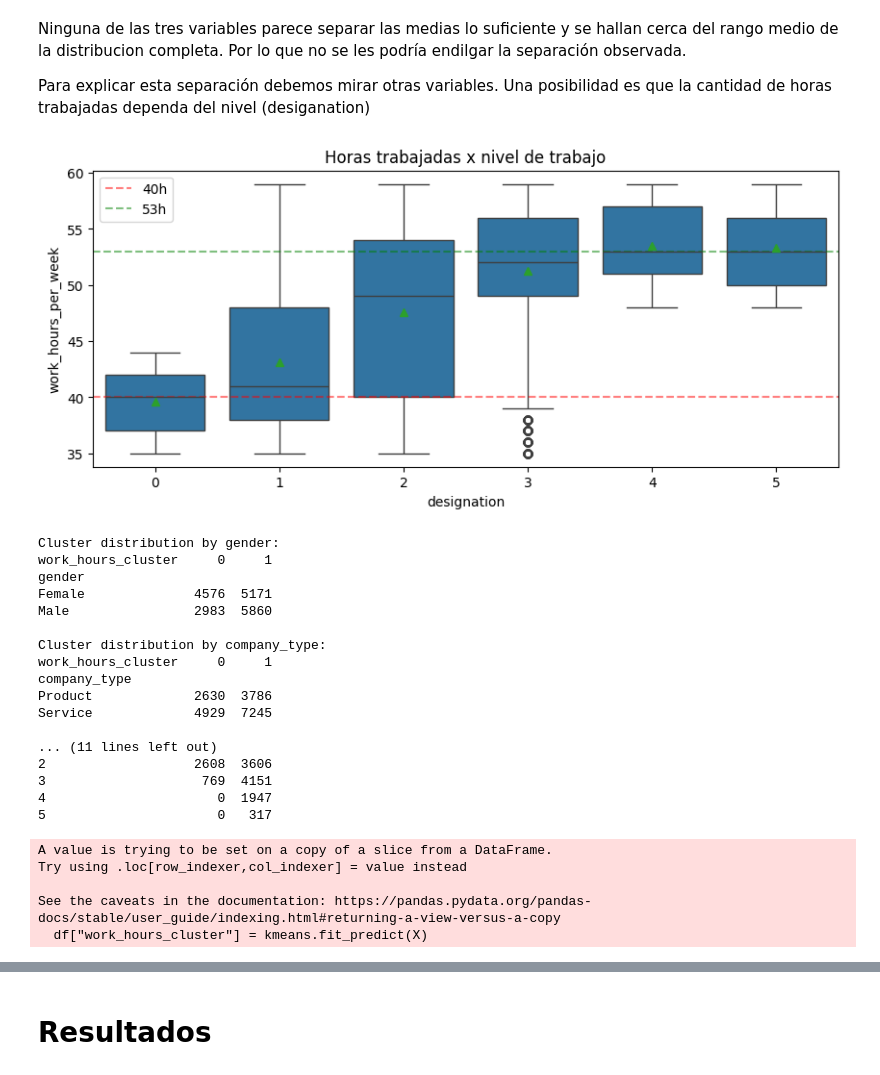
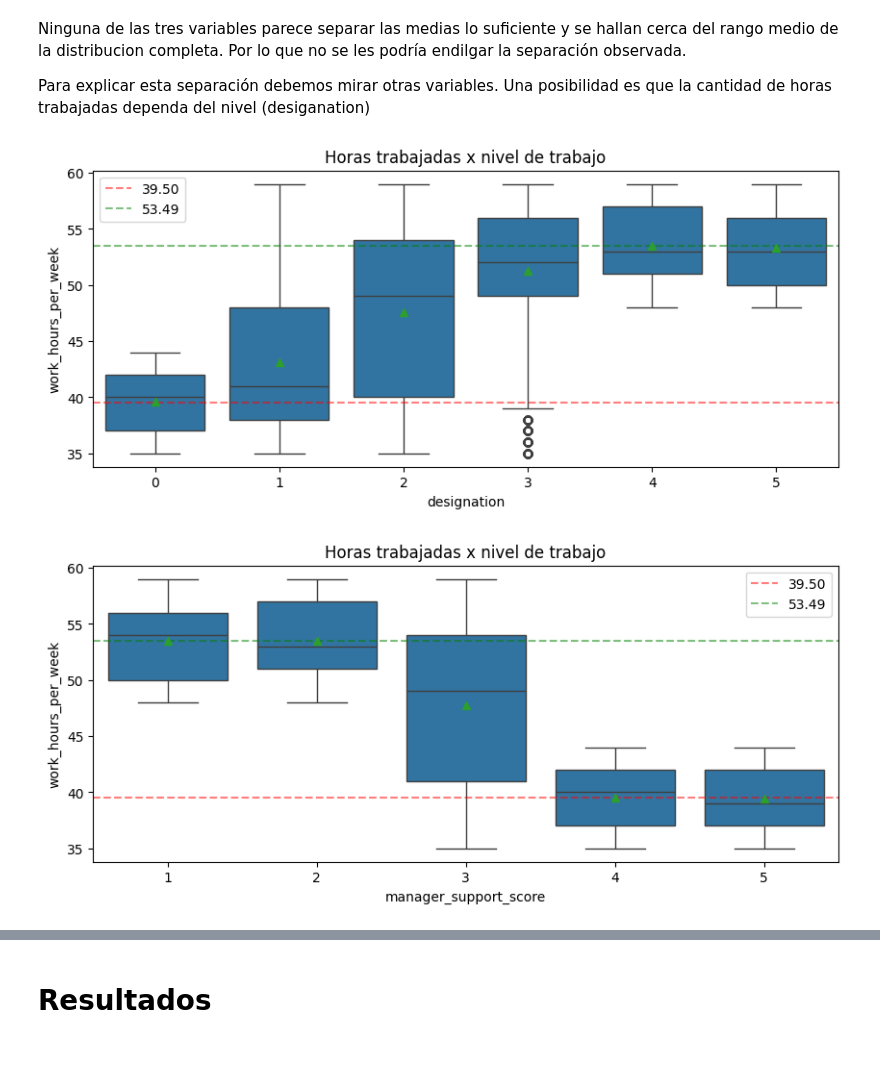
Before and after one commit to kpennington-esc/tp_add, a Jupyter notebook: Untitled.ipynb, the cells around one changed output, grey strips where cells are left out. Drawn from its saved outputs; the diff is of its cells as text; code cells hidden in the pictures.

```diff
--- a/Untitled.ipynb
+++ b/Untitled.ipynb
@@ -324,5 +325,10 @@ En este caso parecen haber dos distribuciones uniformes (35/45 y 45/60)
 Miramos en detalle la columna
 # %%
 plt.figure(figsize=(6, 4))
-sns.histplot(df["work_hours_per_week"], kde=False)
+sns.histplot(df[df.work_hours_per_week < 47]["work_hours_per_week"], kde=False, bins=10)
+sns.histplot(df[df.work_hours_per_week >= 47]["work_hours_per_week"], kde=False, bins=12)
+mean_lt_47 = df[df.work_hours_per_week < 47]["work_hours_per_week"].mean()
+mean_ge_47 = df[df.work_hours_per_week >= 47]["work_hours_per_week"].mean()
+print(f"\nWork Hours mean (< 47hs): {mean_lt_47:.2f}")
+print(f"Work Hours mean (>= 47hs): {mean_ge_47:.2f}")
 # %% [output]
@@ -363,44 +370,19 @@ Para explicar esta separación debemos mirar otras variables. Una posibilidad es
 # %%
 plt.figure(figsize=(10, 4))
 sns.boxplot(data=df, x="designation", y="work_hours_per_week", showmeans=True)
-plt.axhline(40, color='red', linestyle='--', alpha=0.5, label='40h')
-plt.axhline(53, color='green', linestyle='--', alpha=0.5, label='53h')
+plt.axhline(mean_lt_47, color='red', linestyle='--', alpha=0.5, label=f'{mean_lt_47:.2f}')
+plt.axhline(mean_ge_47, color='green', linestyle='--', alpha=0.5, label=f'{mean_ge_47:.2f}')
 plt.title("Horas trabajadas x nivel de trabajo")
 plt.legend()
 plt.show()
+
+plt.figure(figsize=(10, 4))
+sns.boxplot(data=df, x="manager_support_score", y="work_hours_per_week", showmeans=True)
+plt.axhline(mean_lt_47, color='red', linestyle='--', alpha=0.5, label=f'{mean_lt_47:.2f}')
+plt.axhline(mean_ge_47, color='green', linestyle='--', alpha=0.5, label=f'{mean_ge_47:.2f}')
+plt.title("Horas trabajadas x nivel de trabajo")
+plt.legend()
+plt.show()
 # %% [output]
-[figure, old version]
+[figure, new version]
+[figure, added]
-# %%
-from sklearn.cluster import KMeans
-
-X = df[["work_hours_per_week"]].values
-
-kmeans = KMeans(n_clusters=2, random_state=42)
-df["work_hours_cluster"] = kmeans.fit_predict(X)
-
-for col in ["gender", "company_type", "wfh_setup_available", "designation"]:
-    print(f"\nCluster distribution by {col}:")
-    print(pd.crosstab(df[col], df["work_hours_cluster"]))
-# %% [output]
-Cluster distribution by gender:
-work_hours_cluster     0     1
-gender
-Female              4576  5171
-Male                2983  5860
-
-Cluster distribution by company_type:
-work_hours_cluster     0     1
-company_type
-Product             2630  3786
-Service             4929  7245
-
-... (11 lines left out)
-2                   2608  3606
-3                    769  4151
-4                      0  1947
-5                      0   317
-A value is trying to be set on a copy of a slice from a DataFrame.
-Try using .loc[row_indexer,col_indexer] = value instead
-
-See the caveats in the documentation: https://pandas.pydata.org/pandas-docs/stable/user_guide/indexing.html#returning-a-view-versus-a-copy
-  df["work_hours_cluster"] = kmeans.fit_predict(X)
```
Also changed, not shown: parts of 12 cells of this notebook, 1 other file.
